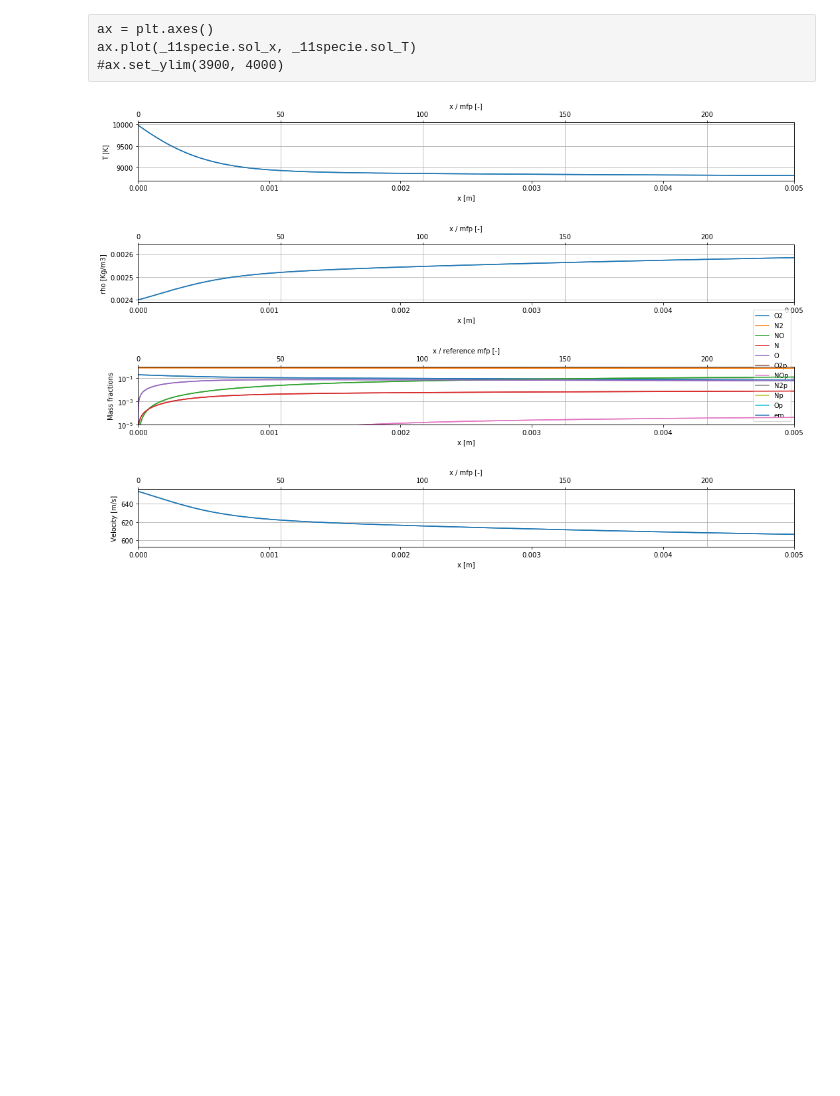
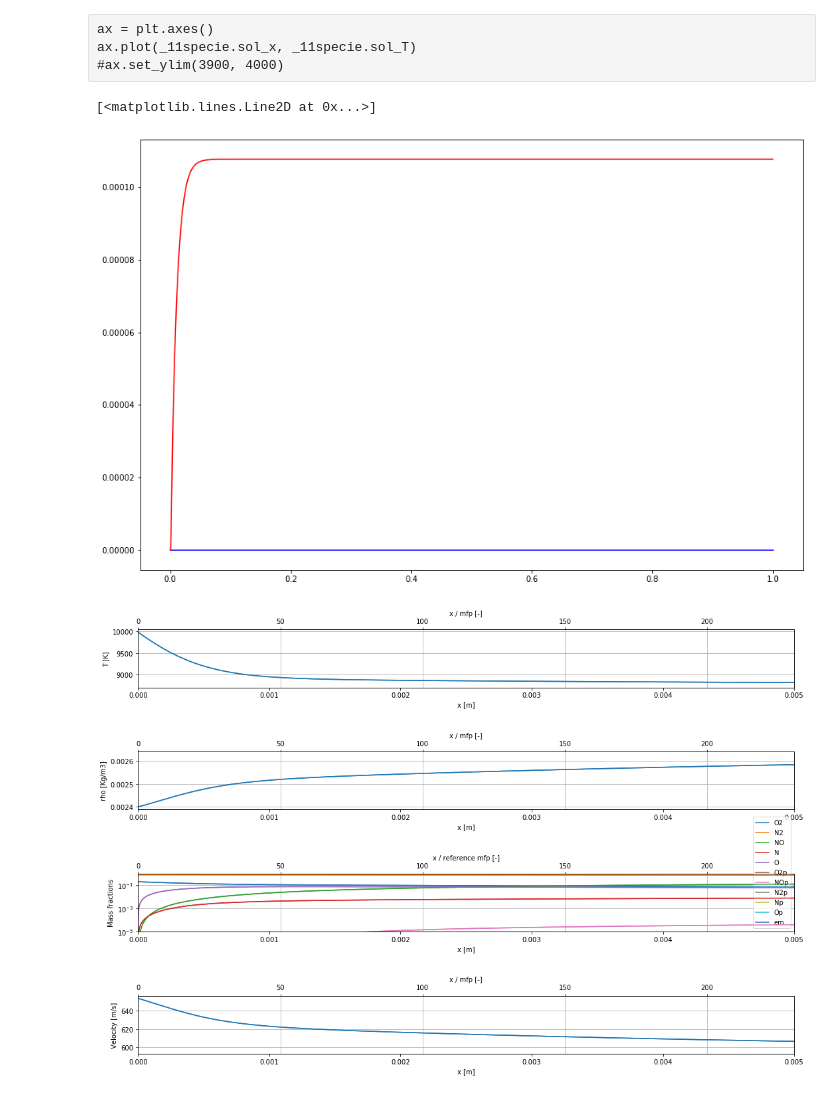
Before and after one commit to 20edo/Reactive_shock_air, a Jupyter notebook: Reactive_Air_shock.ipynb, the cells around one changed output. Saved outputs shown, nothing was run; the diff lists cells and outputs as text; code cells hidden in the pictures; blank space fills up the shorter version.

```diff
--- a/Reactive_Air_shock.ipynb
+++ b/Reactive_Air_shock.ipynb
@@ -1700,6 +1713,17 @@ ax.plot(_11specie.sol_x, _11specie.sol_u)
 ax = plt.axes()
 ax.plot(_11specie.sol_x, _11specie.sol_T)
 #ax.set_ylim(3900, 4000)
+# %%
+ax = plt.axes()
+ax.plot(_11specie.sol_x, _11specie.sol_Y[-1], 'b') # em
+# ax.plot(_11specie.sol_x, _11specie.sol_Y[-2], 'c') # Op
+# ax.plot(_11specie.sol_x, _11specie.sol_Y[-3], 'k') # Np
+# ax.plot(_11specie.sol_x, _11specie.sol_Y[-4], 'g') # N2p
+ax.plot(_11specie.sol_x, _11specie.sol_Y[-5], 'r') # NOp
+# ax.plot(_11specie.sol_x, _11specie.sol_Y[-6], 'm') # O2p
+# %% [output]
+[<matplotlib.lines.Line2D at 0x...>]
+[figure, added]
 # %%
 xmax = 5e-3
 xmax_l = 3e7
```
Also changed, not shown: parts of 13 cells of this notebook.
